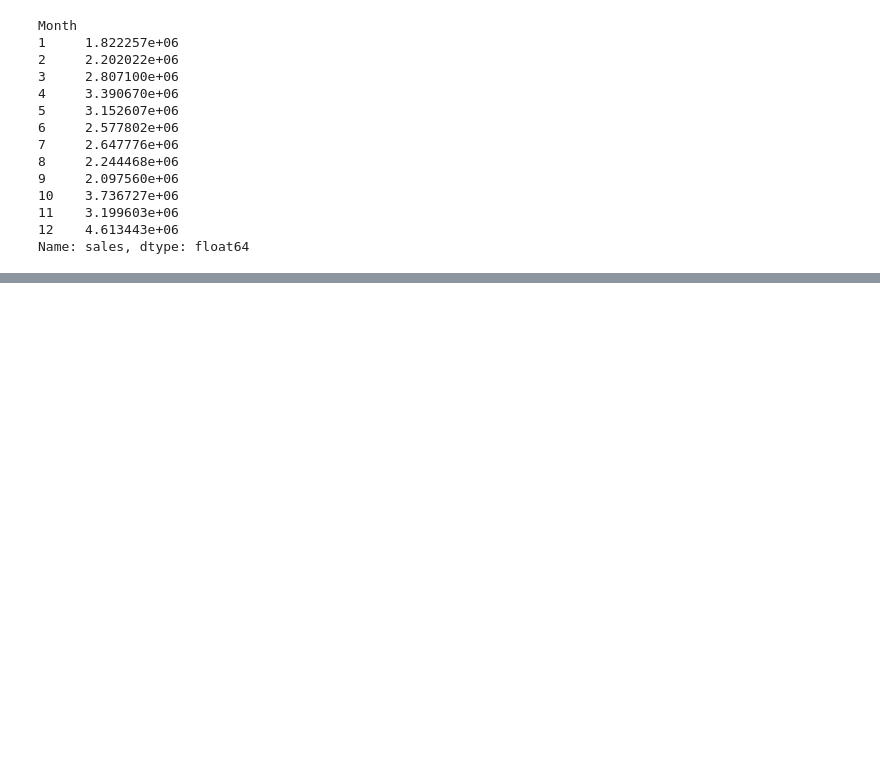
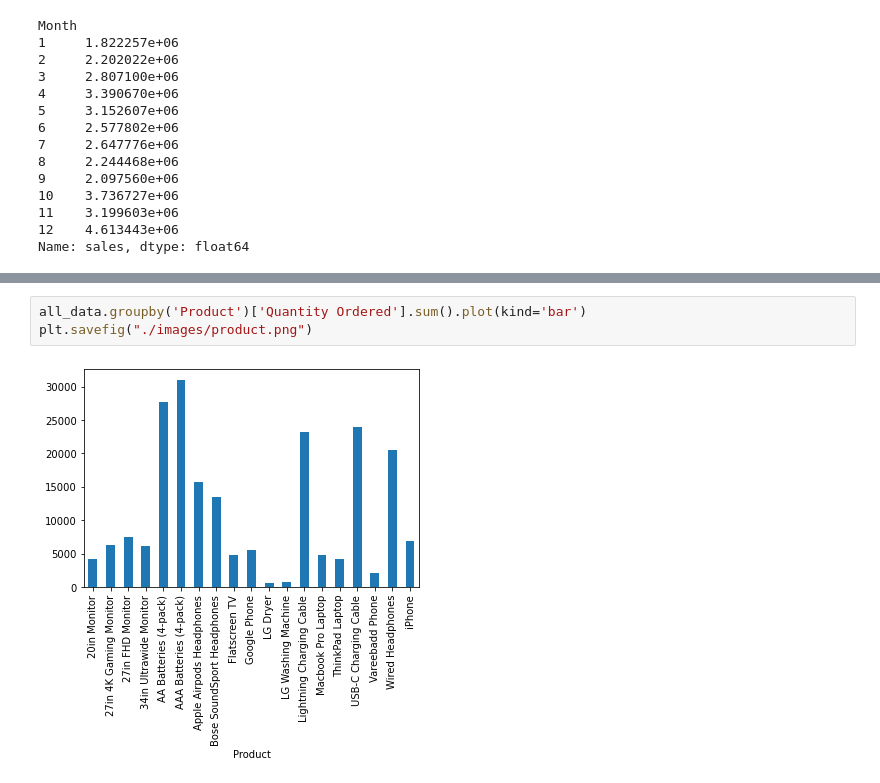
Before and after one commit to Data-Analysis-Projects-Udemy/Project-4-Sales-Data-Analysis, a Jupyter notebook: Sales_Analysis_Production.ipynb, the cells around one changed output, grey strips where cells are left out. Saved outputs shown, nothing was run; the diff lists cells and outputs as text; blank space fills up the shorter version.

```diff
--- a/Sales_Analysis_Production.ipynb
+++ b/Sales_Analysis_Production.ipynb
@@ -223,0 +311,5 @@ plt.savefig("./images/month.png")
+# %%
+all_data.groupby('Product')['Quantity Ordered'].sum().plot(kind='bar')
+plt.savefig("./images/product.png")
+# %% [output]
+[figure, added]
```
Also changed, not shown: parts of 19 cells of this notebook, 12 other files.
